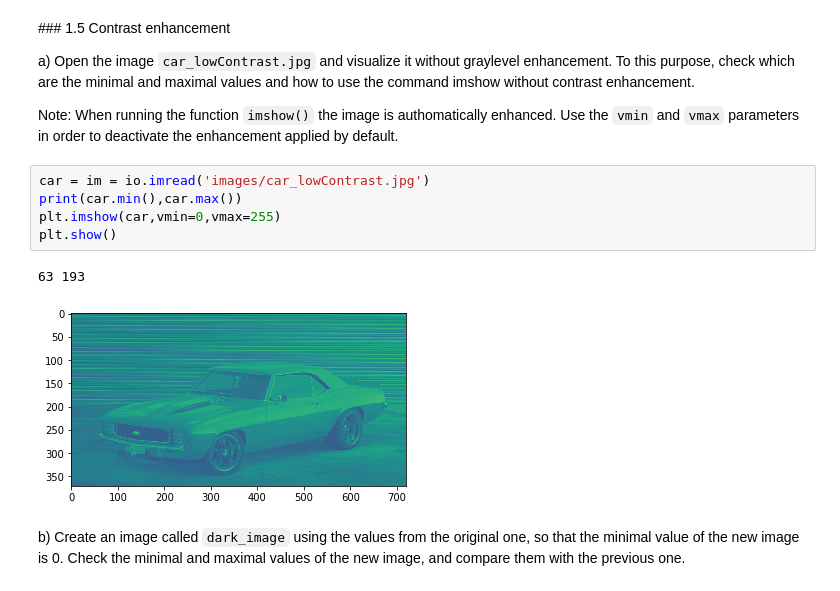
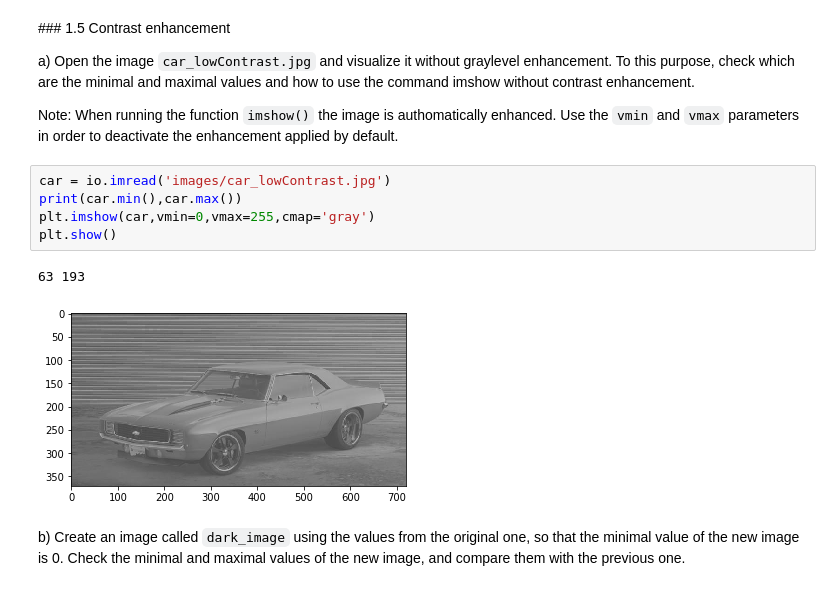
Before and after one commit to marcFernandez/VA, a Jupyter notebook: p1/p1.ipynb, the cells around one changed output. Saved outputs shown, nothing was run; the diff lists cells and outputs as text.

```diff
--- a/p1/p1.ipynb
+++ b/p1/p1.ipynb
@@ -188,12 +262,12 @@ a) Open the image `car_lowContrast.jpg` and visualize it without graylevel enhan
 
 Note: When running the function `imshow()` the image is authomatically enhanced. Use the `vmin` and `vmax` parameters in order to deactivate the enhancement applied by default.
 # %%
-car = im = io.imread('images/car_lowContrast.jpg')
+car = io.imread('images/car_lowContrast.jpg')
 print(car.min(),car.max())
-plt.imshow(car,vmin=0,vmax=255)
+plt.imshow(car,vmin=0,vmax=255,cmap='gray')
 plt.show()
 # %% [output]
 63 193
-[figure, old version]
+[figure, new version]
 # %% [markdown]
 b) Create an image called `dark_image` using the  values from the original one, so that the minimal value of the new image is 0. Check the minimal and maximal values of the new image, and compare them with the previous one.
```
Also changed, not shown: parts of 7 cells of this notebook, 1 other file.
